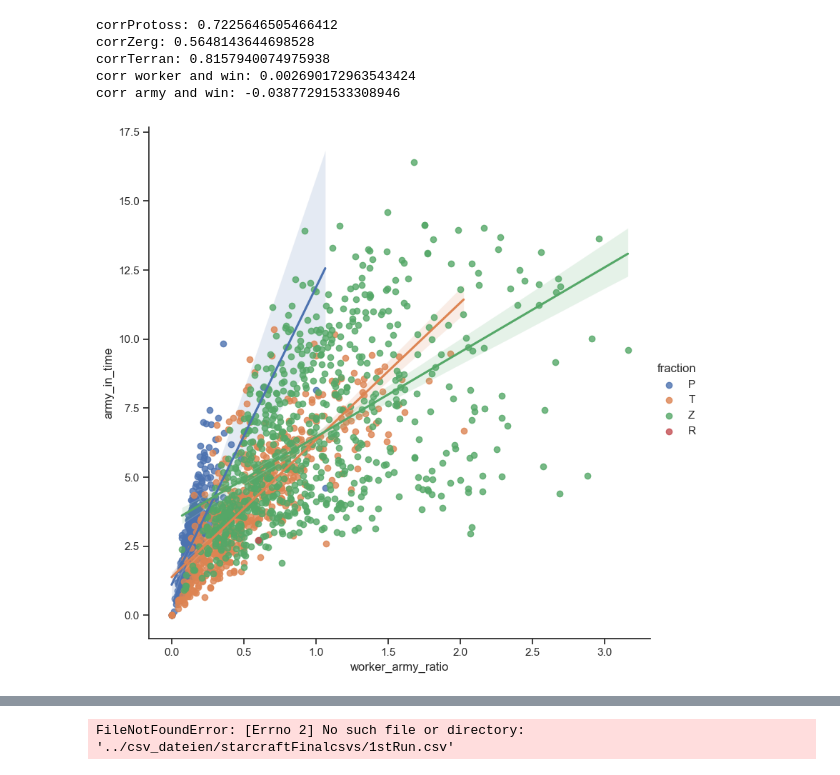
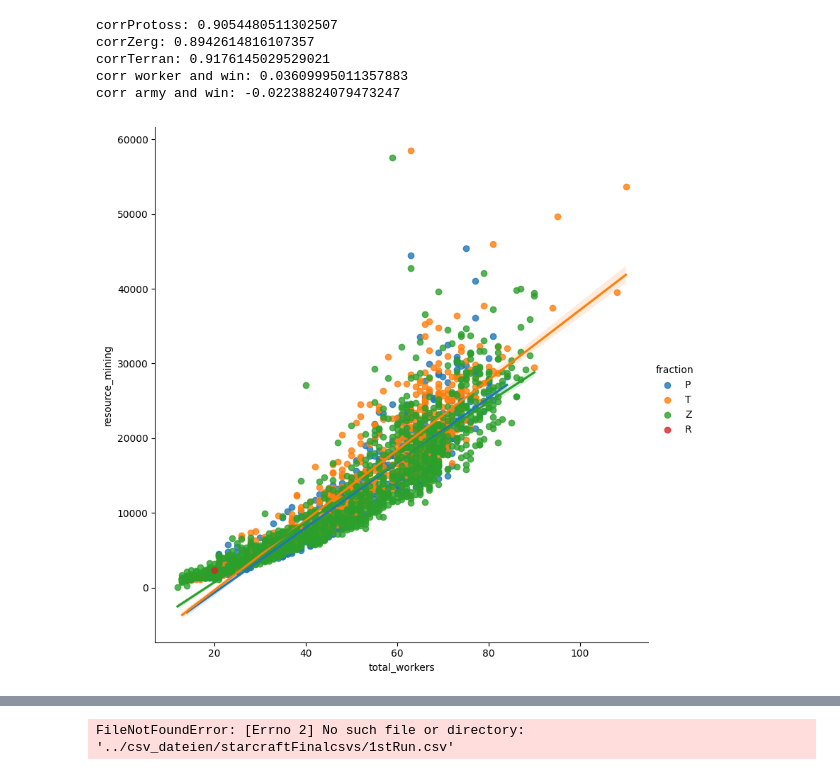
Before and after one commit to Monsieur-Bandana/gurobi_machine_learning, a Jupyter notebook: starcraft-pandas-version.ipynb, the cells around one changed output, grey strips where cells are left out. Saved outputs shown, nothing was run; the diff lists cells and outputs as text; code cells hidden in the pictures.

```diff
--- a/starcraft-pandas-version.ipynb
+++ b/starcraft-pandas-version.ipynb
@@ -10,16 +10,10 @@ import seaborn as sns
 
 import numpy as np
 
+df = pd.read_csv('csv_dateien/starcraftFinalcsvs/stackedRun.csv')
 
-df1 = pd.read_csv('csv_dateien/starcraftFinalcsvs/1stRun.csv')
-df2 = pd.read_csv('csv_dateien/starcraftFinalcsvs/2ndRun.csv')
-df3 = pd.read_csv('csv_dateien/starcraftFinalcsvs/3rdRun.csv')
-df4 = pd.read_csv('csv_dateien/starcraftFinalcsvs/4thRun.csv')
-
-df = pd.concat([df1, df2, df3, df4])
-
-findoutx = "worker_army_ratio"
-findouty = "army_in_time"
+findoutx = "total_workers"
+findouty = "resource_mining"
 
 df = df[df["time"] > 0]
 
@@ -29,36 +23,36 @@ df["worker_army_ratio"] = df["total_army"]/df["total_workers"]
 heighti = 8
 
 g3= sns.lmplot(x=findoutx, y=findouty, hue="fraction", data=df[[findoutx,findouty,"fraction"]],
           height=heighti)
 
 
 dfProtoss = df[df["fraction"] == "P"]
 dfZerg = df[df["fraction"] == "Z"]
 dfTerran = df[df["fraction"] == "T"]
 
 corrProtoss = dfProtoss[findoutx].corr(dfProtoss[findouty])
 corrZerg = dfZerg[findoutx].corr(dfZerg[findouty])
 corrTerran = dfTerran[findoutx].corr(dfTerran[findouty])
 
 print("corrProtoss: {}\ncorrZerg: {}\ncorrTerran: {}".format(corrProtoss,corrZerg,corrTerran))
 
 g3= sns.lmplot(x=findoutx, y=findouty, data=dfTerran[[findoutx,findouty]],
           height=heighti)
 
 # Korrelation worker und sieg
 
 corrWorker = dfTerran["total_workers"].corr(dfTerran["winner"])
 
 # Korrelation army und sieg
 # keine Korrelation, da nur die army zum ersten zeitpunkt zählt
 
 corrArmy = dfTerran["total_army"].corr(dfTerran["winner"])
 
 print("corr worker and win: {}\ncorr army and win: {}".format(corrWorker,corrArmy))
 # %% [output]
-corrProtoss: 0.7225646505466412
-corrZerg: 0.5648143644698528
-corrTerran: 0.8157940074975938
-corr worker and win: 0.002690172963543424
-corr army and win: -0.03877291533308946
+corrProtoss: 0.9054480511302507
+corrZerg: 0.8942614816107357
+corrTerran: 0.9176145029529021
+corr worker and win: 0.03609995011357883
+corr army and win: -0.02238824079473247
-[figure, old version]
+[figure, new version]
```
Also changed, not shown: parts of 4 cells of this notebook, 10 other files.
